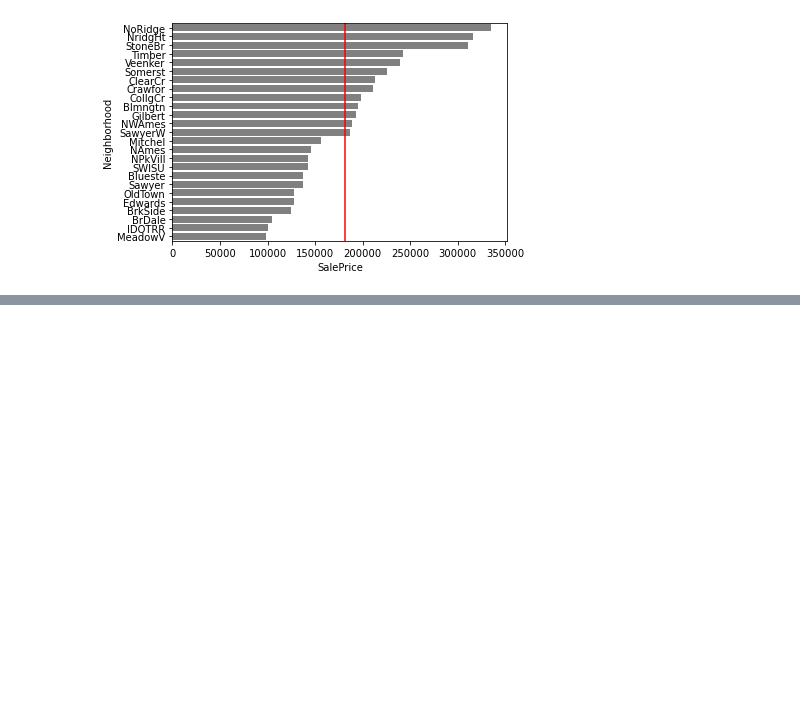
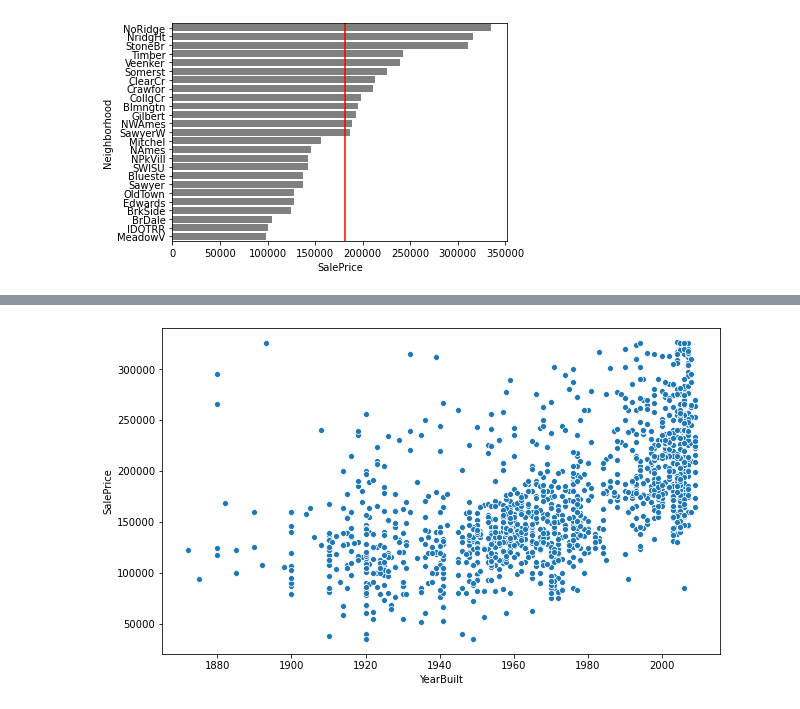
Before and after one commit to Brunadiasmiguel/Housing_Statistical_Analysis, a Jupyter notebook: stats.ipynb, the cells around one changed output, grey strips where cells are left out. Cells and saved outputs as stored; diff of their text form; code cells hidden in the pictures; blank space fills up the shorter version.

```diff
--- a/stats.ipynb
+++ b/stats.ipynb
@@ -571,0 +409,14 @@ Warnings:
+# %%
+##check for regression time sold from year built
+
+outhood3=outhood.copy()
+
+outhood3 = sm.add_constant(outhood3)
+y3 = outhood3["SalePrice"]
+X3 = outhood3[["const", "YearBuilt"]]
+
+reg3 = sm.OLS(y3, X3).fit()
+
+reg3.summary()
+
+#no strong connection either, but we can observe a trend
@@ -571,0 +445,10 @@ Warnings:
+# %%
+fig, ax = plt.subplots(figsize=(10,6))
+sns.scatterplot(data=outhood3,
+                x="YearBuilt",
+                y="SalePrice",
+                ax=ax);
+
+#no strong connection but a trend is visible
+# %% [output]
+[figure, added]
```
Also changed, not shown: parts of 48 cells of this notebook.
